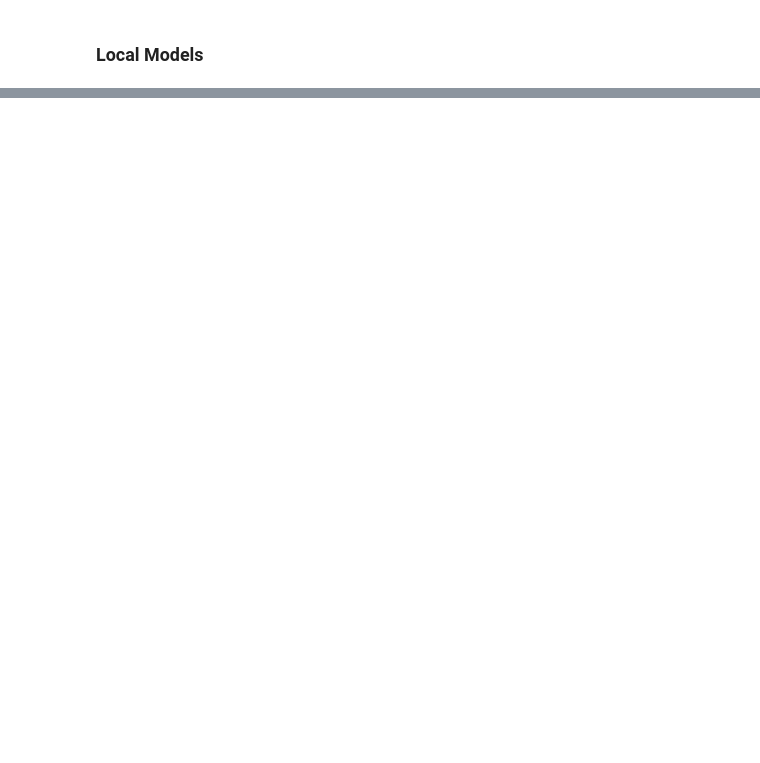
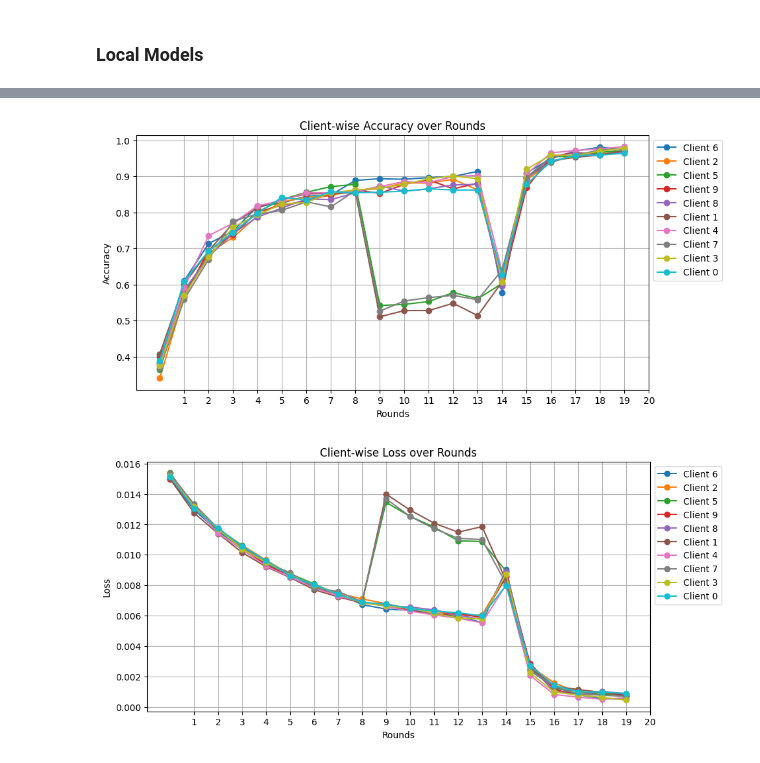
Before and after one commit to Encore7/FedRRT_CD, a Jupyter notebook: Analysis.ipynb, the cells around one changed output, grey strips where cells are left out. Cells and saved outputs as stored; diff of their text form; code cells hidden in the pictures; blank space fills up the shorter version.

```diff
--- a/Analysis.ipynb
+++ b/Analysis.ipynb
@@ -370,0 +350,5 @@ plt.show()
+# %%
+plot_clients("rapid-retraining-case")
+# %% [output]
+[figure, added]
+[figure, added]
```
Also changed, not shown: parts of 9 cells of this notebook, 1 other file.
